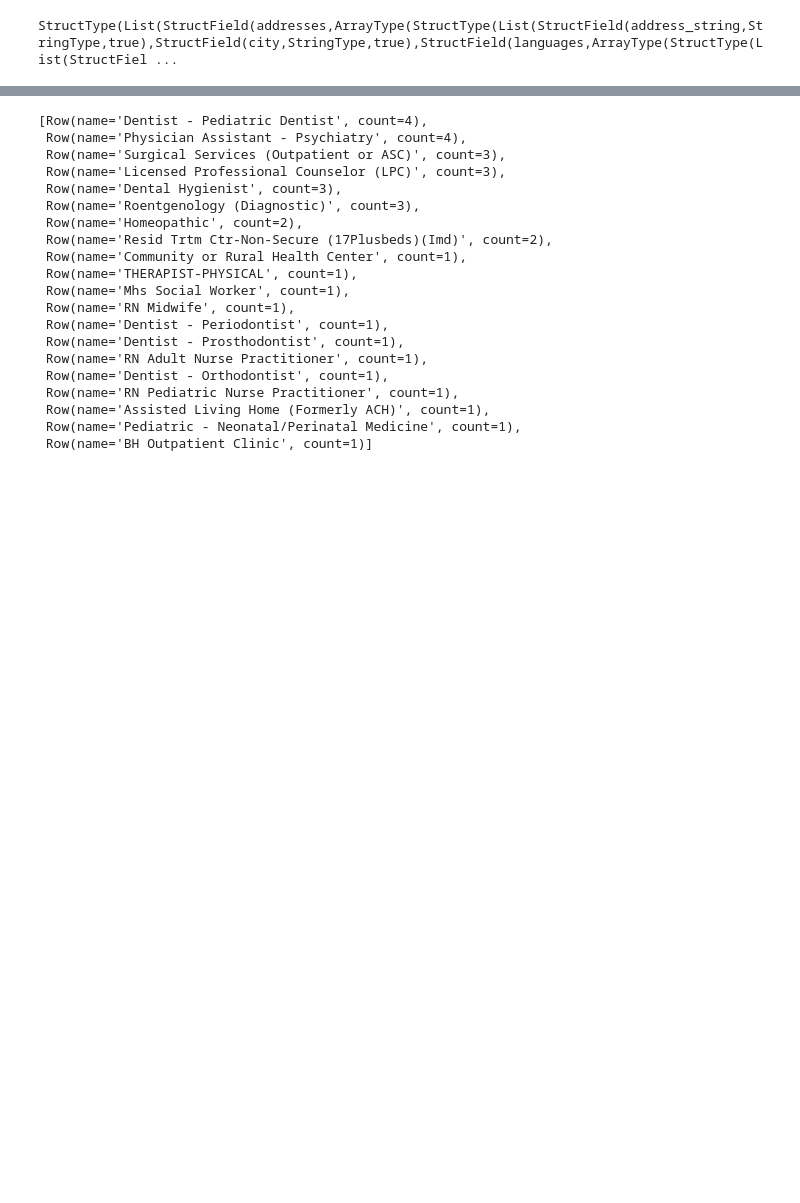
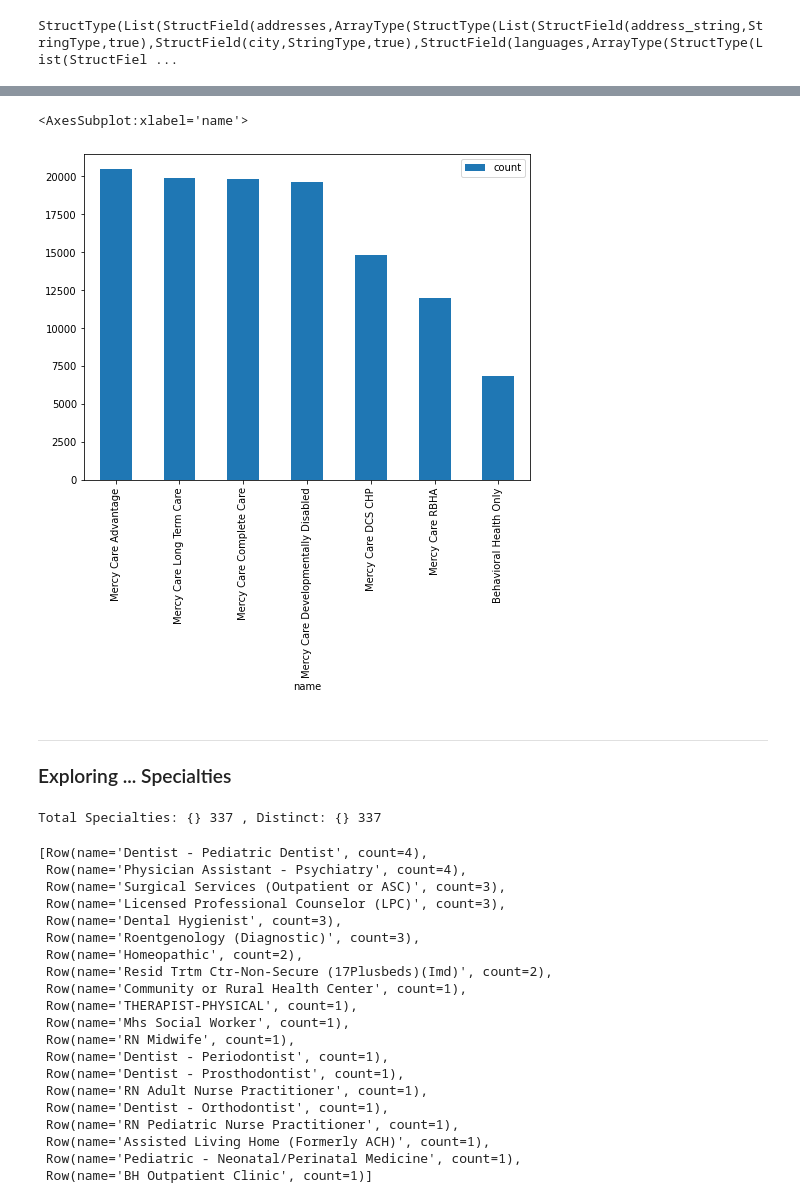
Before and after one commit to anishchapagain/PySpark, a Jupyter notebook: analysis.ipynb, the cells around one changed output, grey strips where cells are left out. Saved outputs shown, nothing was run; the diff lists cells and outputs as text; code cells hidden in the pictures; blank space fills up the shorter version.

```diff
--- a/analysis.ipynb
+++ b/analysis.ipynb
@@ -161,0 +334,2 @@ print('Total: {}',specs.count(),', Distinct: {}',specs.distinct().count())
+# %%
+networkDF = df.select(explode(df.networks)) # explode(): nested array into rows
@@ -161,0 +343,3 @@ print('Total: {}',specs.count(),', Distinct: {}',specs.distinct().count())
+# %%
+networks = networkDF.select('col.name','col.tier')
+networks.printSchema()
@@ -161,0 +350,3 @@ print('Total: {}',specs.count(),', Distinct: {}',specs.distinct().count())
+# %%
+networkCount = networks.groupBy("name").count().orderBy(col('count').desc())
+networkCount.show(10,truncate=False)
@@ -162,3 +394,15 @@ print('Total: {}',specs.count(),', Distinct: {}',specs.distinct().count())
+# %%
+networkCount.toPandas().set_index('name').plot(kind='bar',figsize=(8,6))
+# %% [output]
+<AxesSubplot:xlabel='name'>
+[figure, added]
+# %% [markdown]
+### <hr /> Exploring ... Specialties
+# %%
+specs = df.select(explode(df.specialties)).select('col.name').groupBy(col("name")).count().orderBy(col('count').desc())
+print('Total Specialties: {}',specs.count(),', Distinct: {}',specs.distinct().count())
+# %% [output]
+Total Specialties: {} 337 , Distinct: {} 337
 # %%
 specs.tail(20)
 # %% [output]
```
Also changed, not shown: parts of 93 cells of this notebook, 3 other files.
